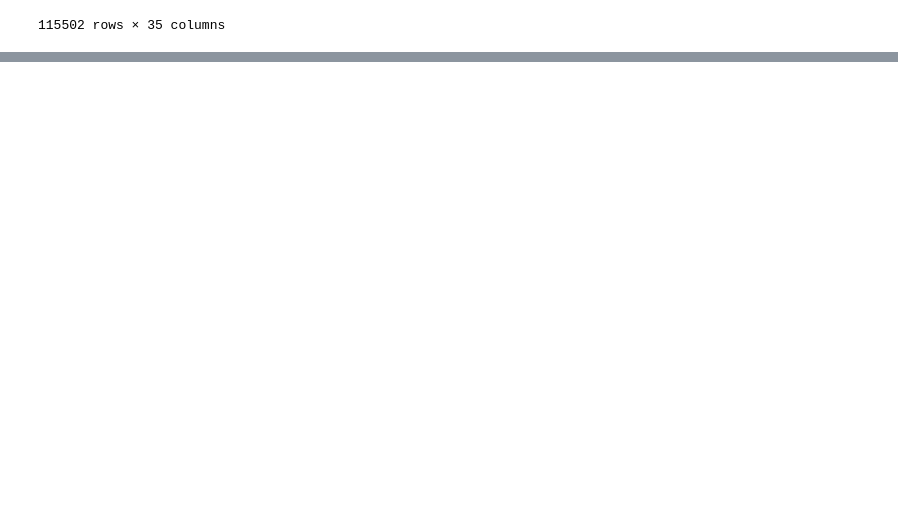
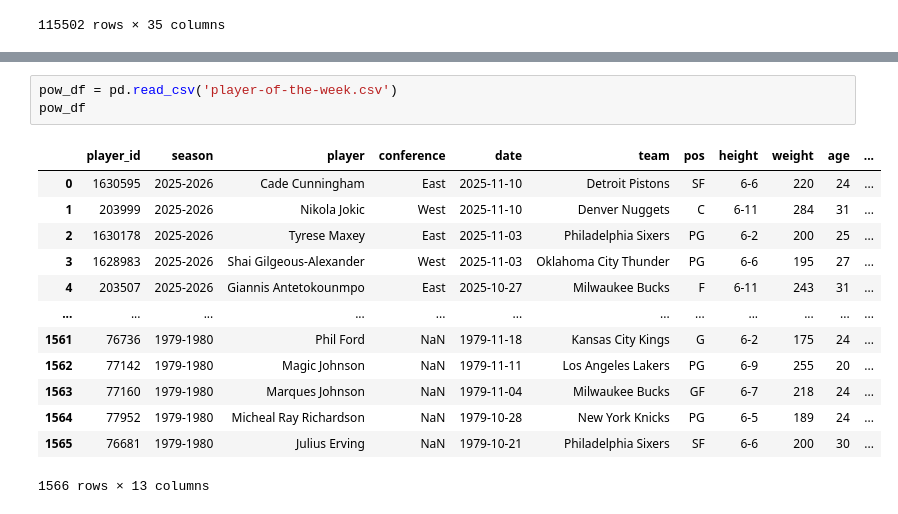
Before and after one commit to dejiandrew/nba-award-predictor, a Jupyter notebook: pow_features.ipynb, the cells around one changed output, grey strips where cells are left out. Saved outputs shown, nothing was run; the diff lists cells and outputs as text; blank space fills up the shorter version.

```diff
--- a/pow_features.ipynb
+++ b/pow_features.ipynb
@@ -274,0 +311,17 @@ duckdb.query(query).df()
+# %%
+pow_df = pd.read_csv('player-of-the-week.csv')
+pow_df
+# %% [output]
+|  | player_id | season | player | conference | date | team | pos | height | weight | age | ... |
+| 0 | 1630595 | 2025-2026 | Cade Cunningham | East | 2025-11-10 | Detroit Pistons | SF | 6-6 | 220 | 24 | ... |
+| 1 | 203999 | 2025-2026 | Nikola Jokic | West | 2025-11-10 | Denver Nuggets | C | 6-11 | 284 | 31 | ... |
+| 2 | 1630178 | 2025-2026 | Tyrese Maxey | East | 2025-11-03 | Philadelphia Sixers | PG | 6-2 | 200 | 25 | ... |
+| 3 | 1628983 | 2025-2026 | Shai Gilgeous-Alexander | West | 2025-11-03 | Oklahoma City Thunder | PG | 6-6 | 195 | 27 | ... |
+| 4 | 203507 | 2025-2026 | Giannis Antetokounmpo | East | 2025-10-27 | Milwaukee Bucks | F | 6-11 | 243 | 31 | ... |
+| ... | ... | ... | ... | ... | ... | ... | ... | ... | ... | ... | ... |
+| 1561 | 76736 | 1979-1980 | Phil Ford | NaN | 1979-11-18 | Kansas City Kings | G | 6-2 | 175 | 24 | ... |
+| 1562 | 77142 | 1979-1980 | Magic Johnson | NaN | 1979-11-11 | Los Angeles Lakers | PG | 6-9 | 255 | 20 | ... |
+| 1563 | 77160 | 1979-1980 | Marques Johnson | NaN | 1979-11-04 | Milwaukee Bucks | GF | 6-7 | 218 | 24 | ... |
+| 1564 | 77952 | 1979-1980 | Micheal Ray Richardson | NaN | 1979-10-28 | New York Knicks | PG | 6-5 | 189 | 24 | ... |
+| 1565 | 76681 | 1979-1980 | Julius Erving | NaN | 1979-10-21 | Philadelphia Sixers | SF | 6-6 | 200 | 30 | ... |
+1566 rows × 13 columns
```
Also changed, not shown: parts of 8 cells of this notebook.
